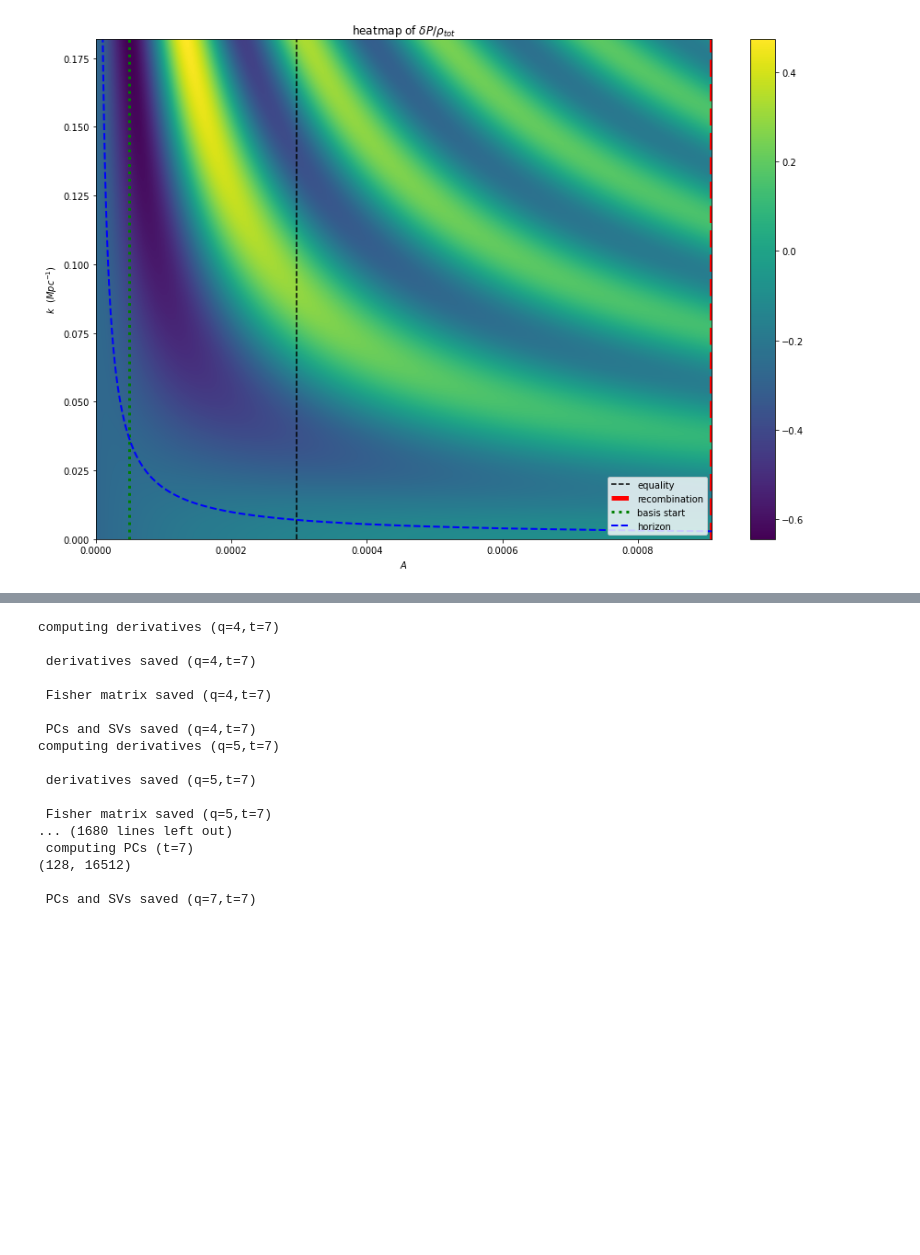
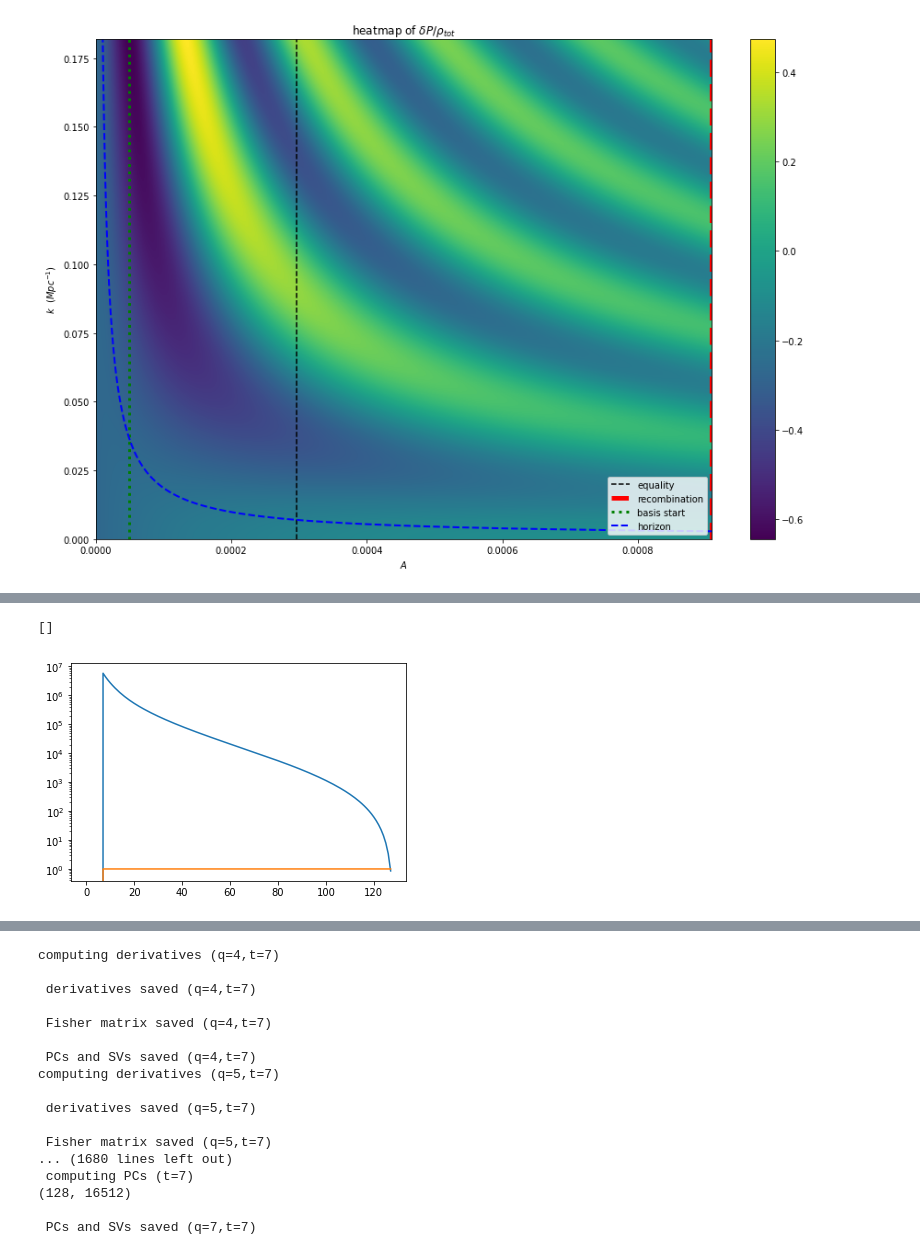
Before and after one commit to aifer4/gdm_pca, a Jupyter notebook: pca.ipynb, the cells around one changed output, grey strips where cells are left out. Cells and saved outputs as stored; diff of their text form; code cells hidden in the pictures; blank space fills up the shorter version.

```diff
--- a/pca.ipynb
+++ b/pca.ipynb
@@ -446,0 +445,9 @@ plt.plot(np.diag(Fsc))
+# %%
+F = np.load("output/w-only/F_q-7_t-7.p",allow_pickle=True)
+Fr = np.load("output/w-only/F_q-7_t-7_rescaled.p",allow_pickle=True)
+plt.plot(np.diag(F))
+plt.plot(np.diag(Fr))
+plt.semilogy()
+# %% [output]
+[]
+[figure, added]
```
Also changed, not shown: parts of 5 cells of this notebook, 3 other files.
